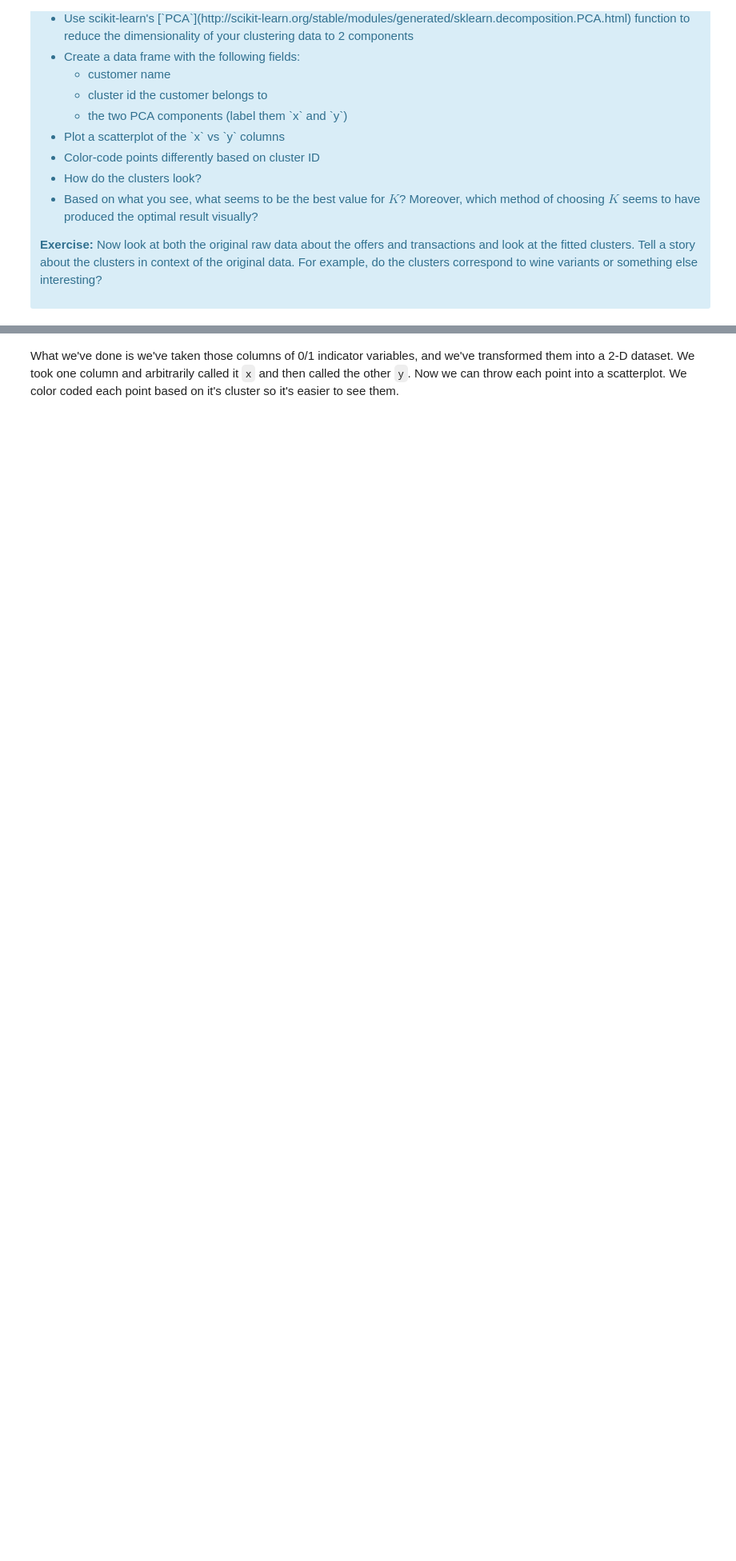
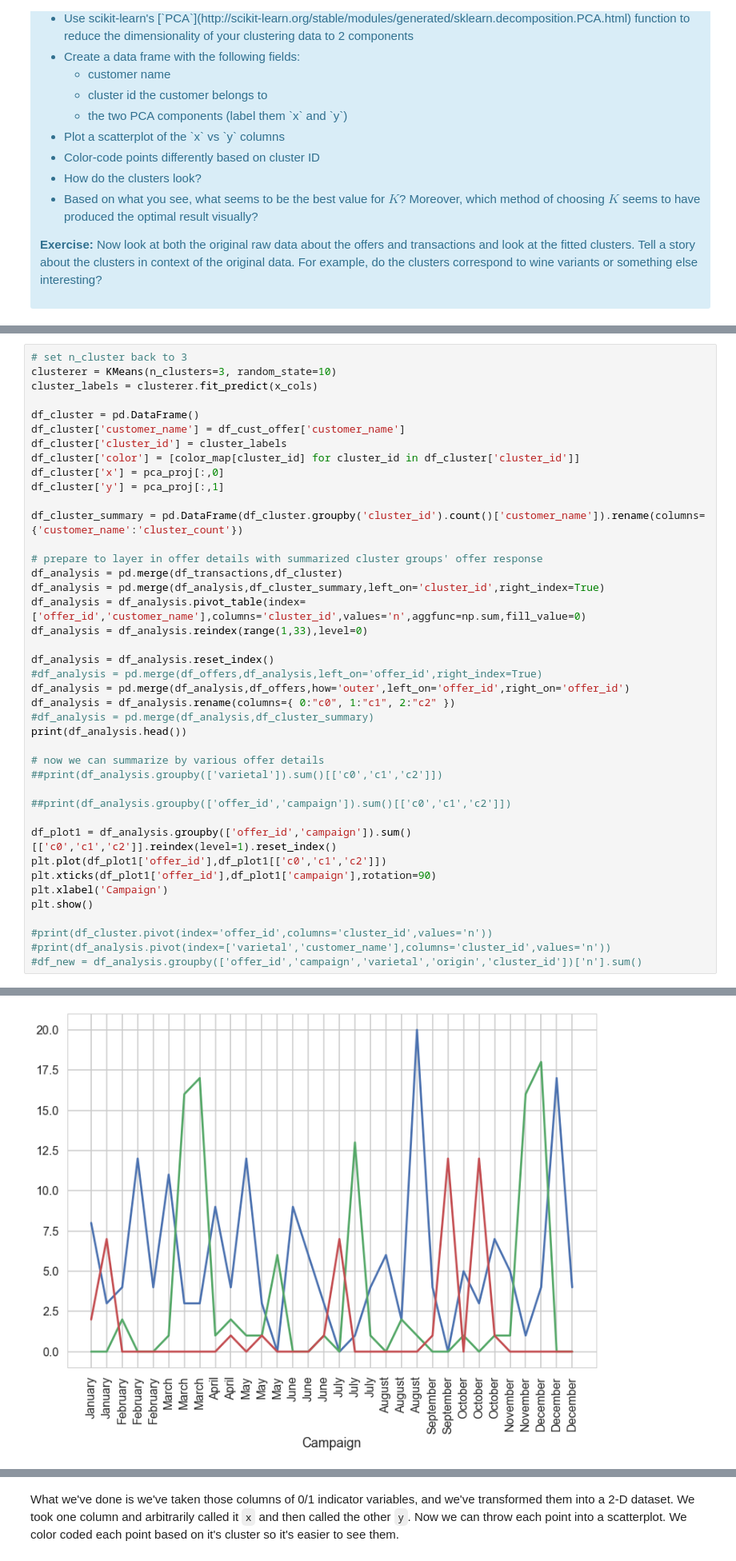
Before and after one commit to dkyip/DSI, a Jupyter notebook: Mini_Project_Clustering.ipynb, the cells around one changed output, grey strips where cells are left out. Shown at 80% size. Cells and saved outputs as stored; diff of their text form; blank space fills up the shorter version.

```diff
--- a/Mini_Project_Clustering.ipynb
+++ b/Mini_Project_Clustering.ipynb
@@ -376,0 +417,42 @@ pca_proj = pca.transform(x_cols)
+# %%
+# set n_cluster back to 3
+clusterer = KMeans(n_clusters=3, random_state=10)
+cluster_labels = clusterer.fit_predict(x_cols)
+
+df_cluster = pd.DataFrame()
+df_cluster['customer_name'] = df_cust_offer['customer_name']
+df_cluster['cluster_id'] = cluster_labels
+df_cluster['color'] = [color_map[cluster_id] for cluster_id in df_cluster['cluster_id']]
+df_cluster['x'] = pca_proj[:,0]
+df_cluster['y'] = pca_proj[:,1]
+
+df_cluster_summary = pd.DataFrame(df_cluster.groupby('cluster_id').count()['customer_name']).rename(columns={'customer_name':'cluster_count'})
+
+# prepare to layer in offer details with summarized cluster groups' offer response
+df_analysis = pd.merge(df_transactions,df_cluster)
+df_analysis = pd.merge(df_analysis,df_cluster_summary,left_on='cluster_id',right_index=True)
+df_analysis = df_analysis.pivot_table(index=['offer_id','customer_name'],columns='cluster_id',values='n',aggfunc=np.sum,fill_value=0)
+df_analysis = df_analysis.reindex(range(1,33),level=0)
+
+df_analysis = df_analysis.reset_index()
+#df_analysis = pd.merge(df_offers,df_analysis,left_on='offer_id',right_index=True)
+df_analysis = pd.merge(df_analysis,df_offers,how='outer',left_on='offer_id',right_on='offer_id')
+df_analysis = df_analysis.rename(columns={ 0:"c0", 1:"c1", 2:"c2" })
+#df_analysis = pd.merge(df_analysis,df_cluster_summary)
+print(df_analysis.head())
+
+# now we can summarize by various offer details
+##print(df_analysis.groupby(['varietal']).sum()[['c0','c1','c2']])
+
+##print(df_analysis.groupby(['offer_id','campaign']).sum()[['c0','c1','c2']])
+
+df_plot1 = df_analysis.groupby(['offer_id','campaign']).sum()[['c0','c1','c2']].reindex(level=1).reset_index()
+plt.plot(df_plot1['offer_id'],df_plot1[['c0','c1','c2']])
+plt.xticks(df_plot1['offer_id'],df_plot1['campaign'],rotation=90)
+plt.xlabel('Campaign')
+plt.show()
+
+#print(df_cluster.pivot(index='offer_id',columns='cluster_id',values='n'))
+#print(df_analysis.pivot(index=['varietal','customer_name'],columns='cluster_id',values='n'))
+#df_new = df_analysis.groupby(['offer_id','campaign','varietal','origin','cluster_id'])['n'].sum()
+# %% [output]
@@ -376,0 +472 @@ pca_proj = pca.transform(x_cols)
+[figure, added]
```
Also changed, not shown: parts of 15 cells of this notebook.
